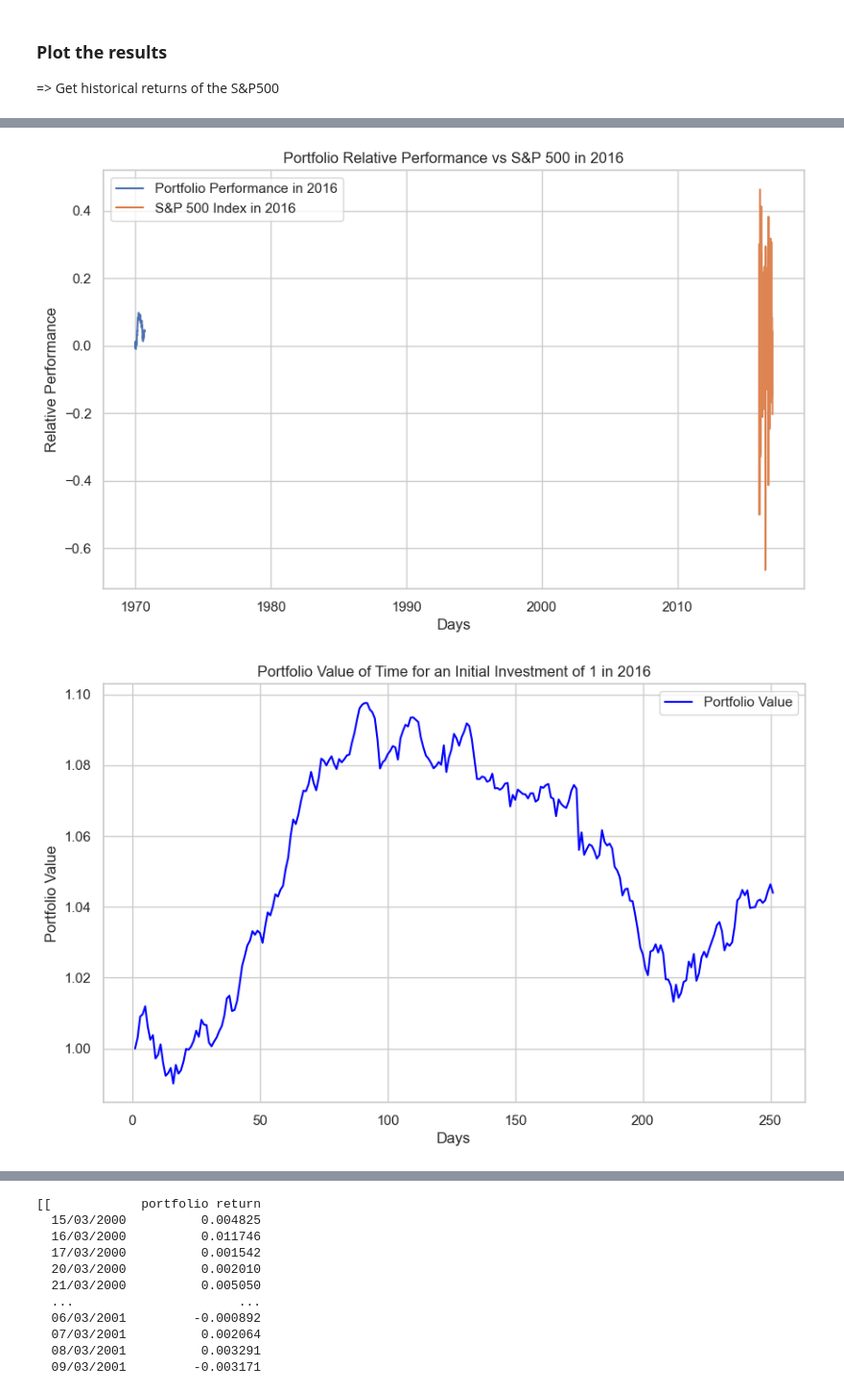
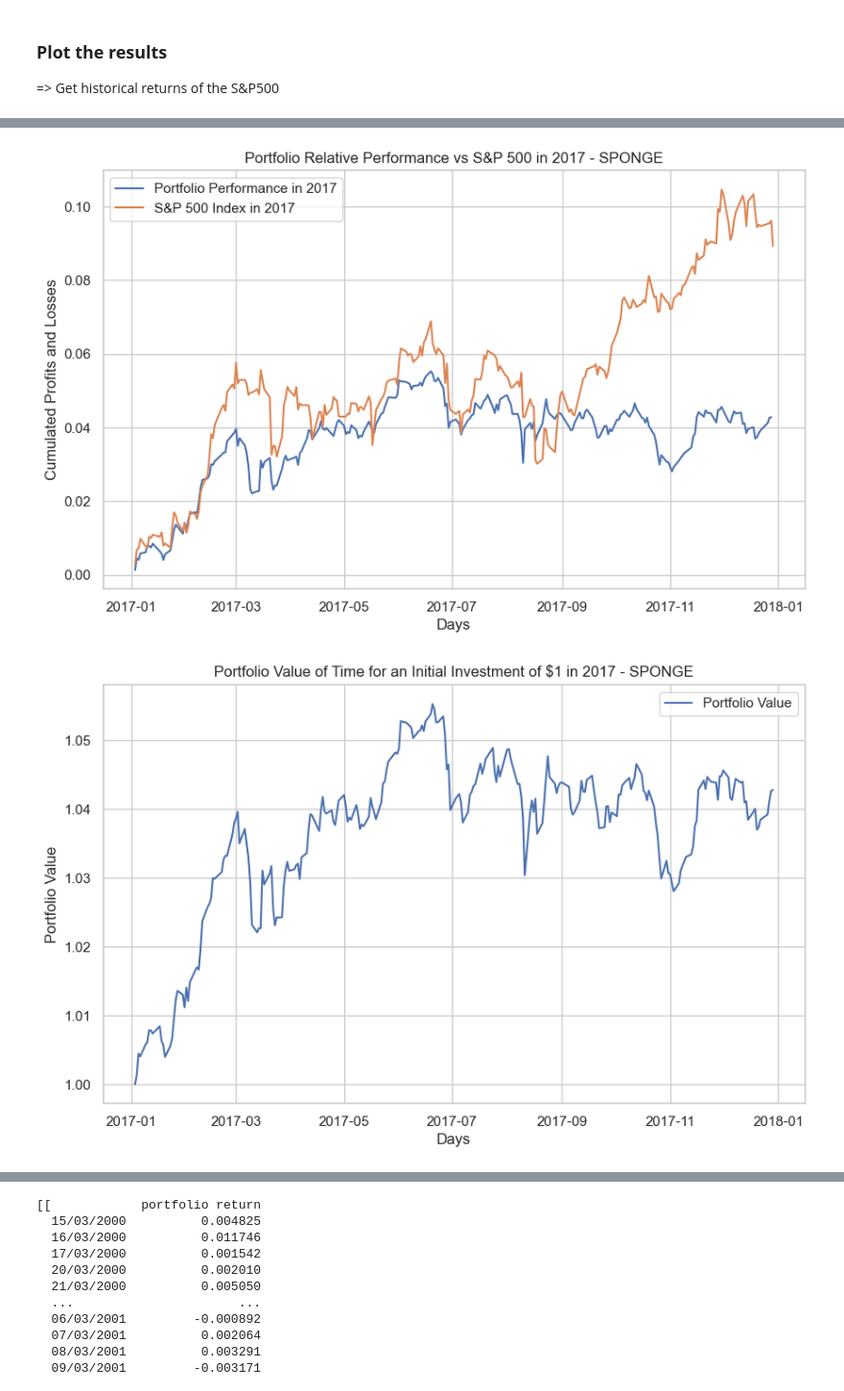
Before and after one commit to MohamedKeteb/Portfolio_clustering_project, a Jupyter notebook: Code/overall_perf.ipynb, the cells around one changed output, grey strips where cells are left out. Shown at 96% size. Cells and saved outputs as stored; diff of their text form; code cells hidden in the pictures.

```diff
--- a/Code/overall_perf.ipynb
+++ b/Code/overall_perf.ipynb
@@ -34,7 +34,7 @@ import warnings
 
 warnings.filterwarnings("ignore") ## so that there are no polluting warnings as output of this cell
 
-lookback_window_0 = [3961, 4021]
+lookback_window_0 = [4213, 4273]
 number_of_clusters = 38
 sigma = 10e-2
 clustering_method = 'SPONGE'
@@ -79,18 +71,25 @@ dtype: float64
 
 => Get historical returns of the S&P500
 # %%
+## pip install yfinance
 import yfinance as yf
 
-# Specify the ticker symbol for S&P 500
-ticker_symbol = "^GSPC"
 
-start_date = "2016-01-01"
-end_date = "2016-12-31"
+def get_sp500_PnL(start_date, end_date):
 
-# Fetch historical data
-sp500_data = yf.download(ticker_symbol, start=start_date, end=end_date)
-sp500_data['Daily PnL'] = (sp500_data['Close'] - sp500_data['Open'])/100
-sp500_PnL = sp500_data['Daily PnL'].iloc[:-2].transpose()
-sp500_PnL
+    # Specify the ticker symbol for S&P 500
+    ticker_symbol = "^GSPC"
+
+    # Fetch historical data
+    sp500_data = yf.download(ticker_symbol, start=start_date, end=end_date)
+    sp500_data['Daily PnL'] = (sp500_data['Close'] - sp500_data['Open']) / sp500_data['Open'][0] ## /100 because we initially invest 1 dollar in our portfolio?
+    sp500_PnL = sp500_data['Daily PnL'].transpose() ## we remove the -2 values to have matching values
+
+    return sp500_PnL
+
+start_date = '2017-01-01'
+end_date = '2017-12-31'
+sp500_PnL = process.get_sp500_PnL(start_date, end_date)
+sp500_PnL.index
 # %% [output]
 [*********************100%%**********************]  1 of 1 completed
@@ -164,51 +104,48 @@ Name: Daily PnL, Length: 251, dtype: float64
 # %%
 import matplotlib.pyplot as plt
 import seaborn as sns
 import numpy as np
 
 
 # Calculate the cumulative returns
-portfolio_cumulative = PnL
-sp500_cumulative = sp500_PnL
-
-# Calculate the relative performance
-relative_performance = portfolio_cumulative - sp500_cumulative
+portfolio_cumulative = pd.DataFrame(index = sp500_PnL.iloc[:-1].index, columns=['Portfolio Performance in 2017'], data=PnL)
 
 # Set Seaborn style
 sns.set(style="whitegrid")
 
 # Plot the relative performance using Seaborn
 plt.figure(figsize=(10, 6))
-sns.lineplot(data=PnL, label='Portfolio Performance in 2016')
-sns.lineplot(data=sp500_PnL, label='S&P 500 Index in 2016')
+sns.lineplot(data=portfolio_cumulative)
+sns.lineplot(data=sp500_PnL.cumsum(), label='S&P 500 Index in 2017')
 plt.xlabel('Days')
-plt.ylabel('Relative Performance')
-plt.title('Portfolio Relative Performance vs S&P 500 in 2016')
+plt.ylabel('Cumulated Profits and Losses')
+plt.title('Portfolio Relative Performance vs S&P 500 in 2017 - SPONGE')
 plt.legend()
 plt.show()
 # %% [output]
-[figure, old version]
+[figure, new version]
 # %%
 import seaborn as sns
 import matplotlib.pyplot as plt
 import numpy as np
 
 # Création de l'axe des abscisses (nombre de jours)
-days = np.arange(1, len(portfolio_value) + 1)
+
+portfolio_value = pd.DataFrame(index = sp500_PnL.index, columns=['Portfolio Value'], data=portfolio_value)
 
 # Configuration de seaborn pour un style agréable
 sns.set(style="whitegrid")
 
 # Tracer la PnL cumulative avec seaborn
 plt.figure(figsize=(10, 6))
-sns.lineplot(x=days, y=portfolio_value, label='Portfolio Value', color='blue')
+sns.lineplot(portfolio_value, color='blue')
 
 # Ajouter des titres et des légendes
-plt.title('Portfolio Value of Time for an Initial Investment of 1 in 2016')
+plt.title('Portfolio Value of Time for an Initial Investment of $1 in 2017 - SPONGE')
 plt.xlabel('Days')
 plt.ylabel('Portfolio Value')
 
 # Afficher le graphique
 plt.show()
 # %% [output]
-[figure, old version]
+[figure, new version]
```
Also changed, not shown: parts of 10 cells of this notebook, 12 other files.
